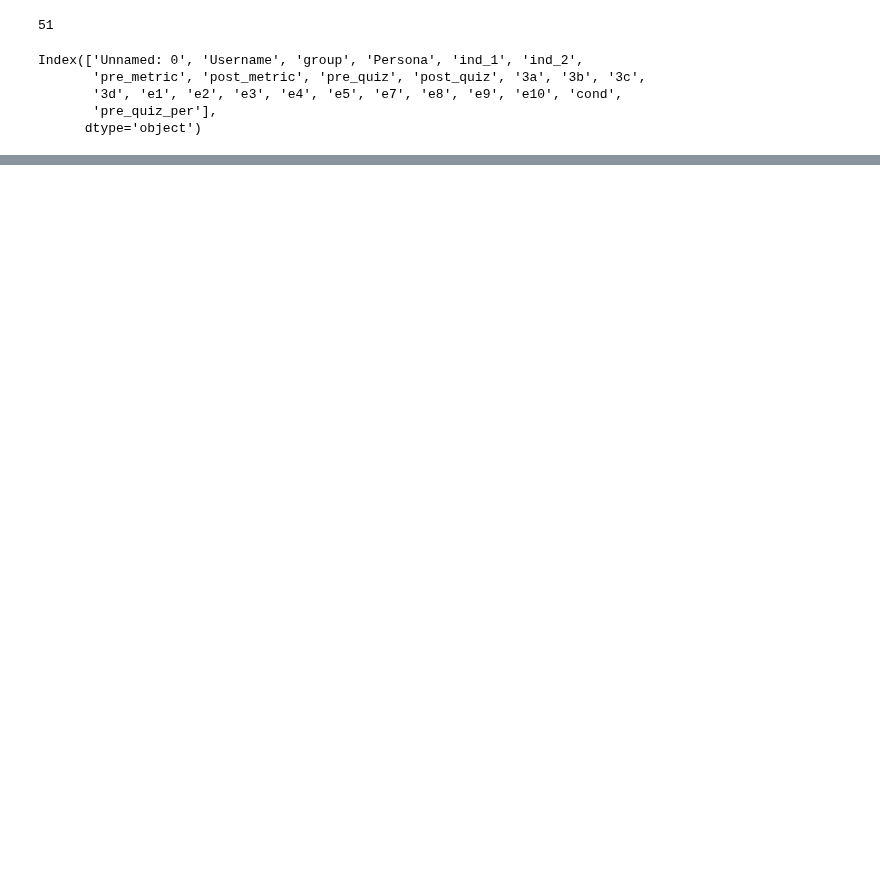
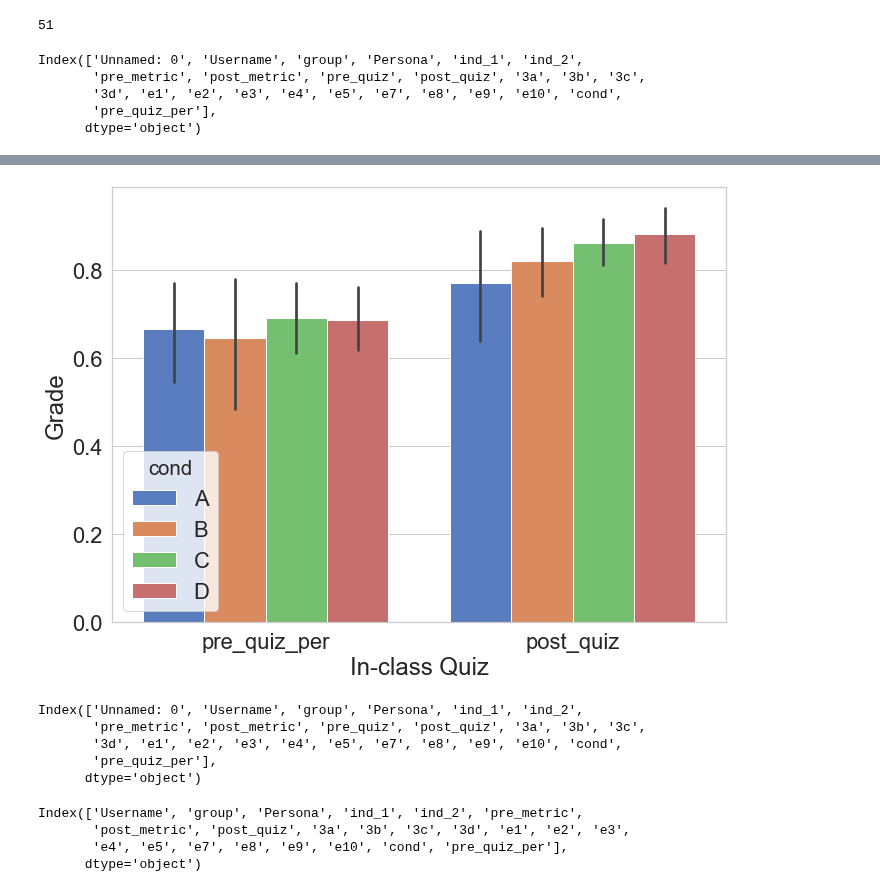
Before and after one commit to WesDeng/Recidivism_Exp, a Jupyter notebook: Quantitive Analysis.ipynb, the cells around one changed output, grey strips where cells are left out. Drawn from its saved outputs; the diff is of its cells as text; code cells hidden in the pictures; blank space fills up the shorter version.

```diff
--- a/Quantitive Analysis.ipynb
+++ b/Quantitive Analysis.ipynb
@@ -244,0 +239,18 @@ seperate_condition(quiz, 'In-class Quiz', 'Grade', "quiz_new_seperate")
+# %%
+# A: free +    no checklist
+# B: free +    checklist
+# C: persona + no checklist
+# D: persona + checklist
+
+separate_condition(quiz, 'In-class Quiz', 'Grade', "quiz_new_seperate")
+# %% [output]
+[figure, added]
+# %%
+v9 = pd.read_csv('./final_v9.csv')
+v9.columns
+# %% [output]
+Index(['Unnamed: 0', 'Username', 'group', 'Persona', 'ind_1', 'ind_2',
+       'pre_metric', 'post_metric', 'pre_quiz', 'post_quiz', '3a', '3b', '3c',
+       '3d', 'e1', 'e2', 'e3', 'e4', 'e5', 'e7', 'e8', 'e9', 'e10', 'cond',
+       'pre_quiz_per'],
+      dtype='object')
@@ -244,0 +259,7 @@ seperate_condition(quiz, 'In-class Quiz', 'Grade', "quiz_new_seperate")
+# %%
+v10.columns
+# %% [output]
+Index(['Username', 'group', 'Persona', 'ind_1', 'ind_2', 'pre_metric',
+       'post_metric', 'post_quiz', '3a', '3b', '3c', '3d', 'e1', 'e2', 'e3',
+       'e4', 'e5', 'e7', 'e8', 'e9', 'e10', 'cond', 'pre_quiz_per'],
+      dtype='object')
```
Also changed, not shown: parts of 16 cells of this notebook, 16 other files.
